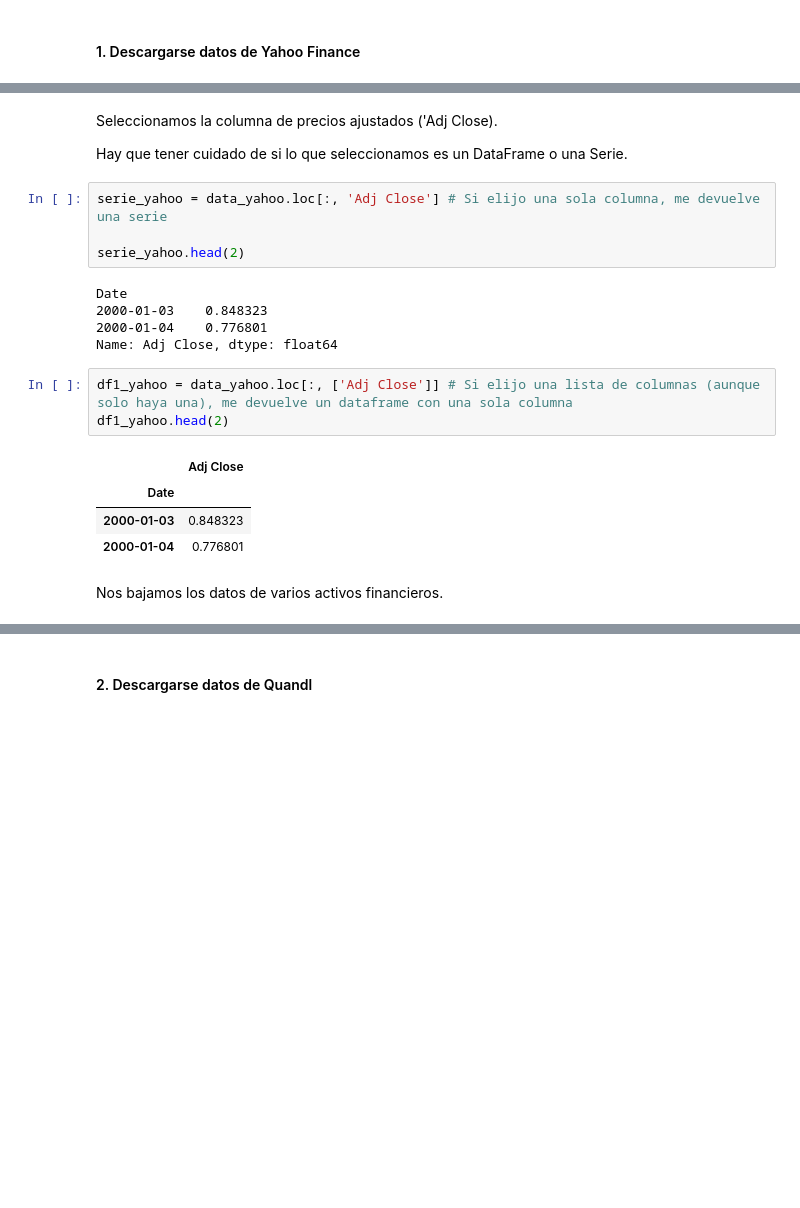
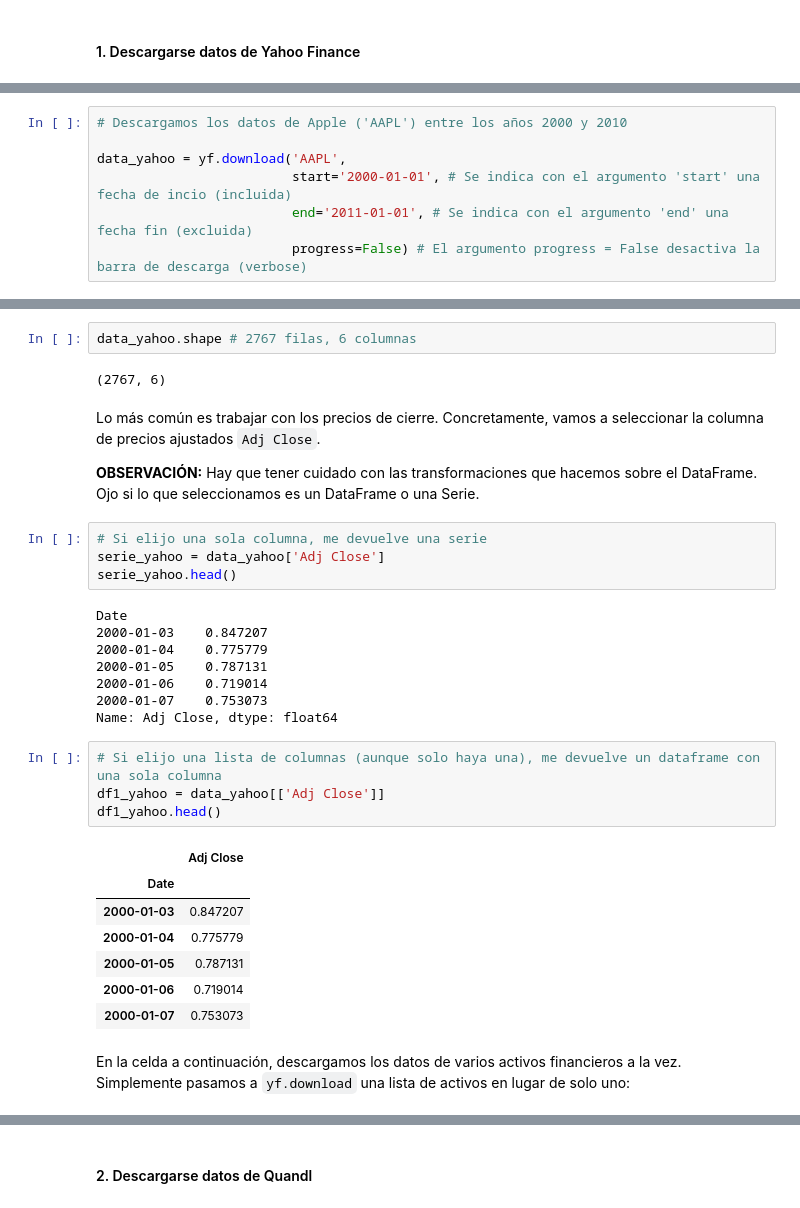
Before and after one commit to alfonso-santos/microcredencial-carteras-python-2023, a Jupyter notebook: Tema_1_Activos_Intro/src/descarga-datos.ipynb, the cells around one changed output, grey strips where cells are left out. Drawn from its saved outputs; the diff is of its cells as text; blank space fills up the shorter version.

Commit message:
Tema 1 intro activos: Descarga datos en proceso

```diff
--- a/Tema_1_Activos_Intro/src/descarga-datos.ipynb
+++ b/Tema_1_Activos_Intro/src/descarga-datos.ipynb
@@ -49,0 +40,7 @@ Downloaded 2766 rows of data.
+# %%
+# Descargamos los datos de Apple ('AAPL') entre los años 2000 y 2010
+
+data_yahoo = yf.download('AAPL',
+                         start='2000-01-01', # Se indica con el argumento 'start' una fecha de incio (incluida)
+                         end='2011-01-01', # Se indica con el argumento 'end' una fecha fin (excluida)
+                         progress=False) # El argumento progress = False desactiva la barra de descarga (verbose)
@@ -50,26 +79,37 @@ Downloaded 2766 rows of data.
+# %%
+data_yahoo.shape # 2767 filas, 6 columnas
+# %% [output]
+(2767, 6)
 # %% [markdown]
-Seleccionamos la columna de precios ajustados ('Adj Close).
+Lo más común es trabajar con los precios de cierre. Concretamente, vamos a seleccionar la columna de precios ajustados `Adj Close`.
 
-Hay que tener cuidado de si lo que seleccionamos es un DataFrame o una Serie.
+**OBSERVACIÓN:** Hay que tener cuidado con las transformaciones que hacemos sobre el DataFrame. Ojo si lo que seleccionamos es un DataFrame o una Serie.
 # %%
-serie_yahoo = data_yahoo.loc[:, 'Adj Close'] # Si elijo una sola columna, me devuelve una serie
-
-serie_yahoo.head(2)
+# Si elijo una sola columna, me devuelve una serie
+serie_yahoo = data_yahoo['Adj Close']
+serie_yahoo.head()
 # %% [output]
 Date
-2000-01-03    0.848323
-2000-01-04    0.776801
+2000-01-03    0.847207
+2000-01-04    0.775779
+2000-01-05    0.787131
+2000-01-06    0.719014
+2000-01-07    0.753073
 Name: Adj Close, dtype: float64
 # %%
-df1_yahoo = data_yahoo.loc[:, ['Adj Close']] # Si elijo una lista de columnas (aunque solo haya una), me devuelve un dataframe con una sola columna
-df1_yahoo.head(2)
+# Si elijo una lista de columnas (aunque solo haya una), me devuelve un dataframe con una sola columna
+df1_yahoo = data_yahoo[['Adj Close']]
+df1_yahoo.head()
 # %% [output]
 |  | Adj Close |
 | Date |  |
-| 2000-01-03 | 0.848323 |
-| 2000-01-04 | 0.776801 |
+| 2000-01-03 | 0.847207 |
+| 2000-01-04 | 0.775779 |
+| 2000-01-05 | 0.787131 |
+| 2000-01-06 | 0.719014 |
+| 2000-01-07 | 0.753073 |
-# %% [markdown]
-Nos bajamos los datos de varios activos financieros.
+# %% [markdown]
+En la celda a continuación, descargamos los datos de varios activos financieros a la vez. Simplemente pasamos a `yf.download` una lista de activos en lugar de solo uno:
 # %%
 activos = ['AAPL', 'MSFT', 'AMZN', 'GOOG', 'TSLA', 'NVDA', 'ADBE', 'NFLX']
 df_yahoo = yf.download(activos,
```
Also changed, not shown: parts of 48 cells of this notebook, 1 other file.
